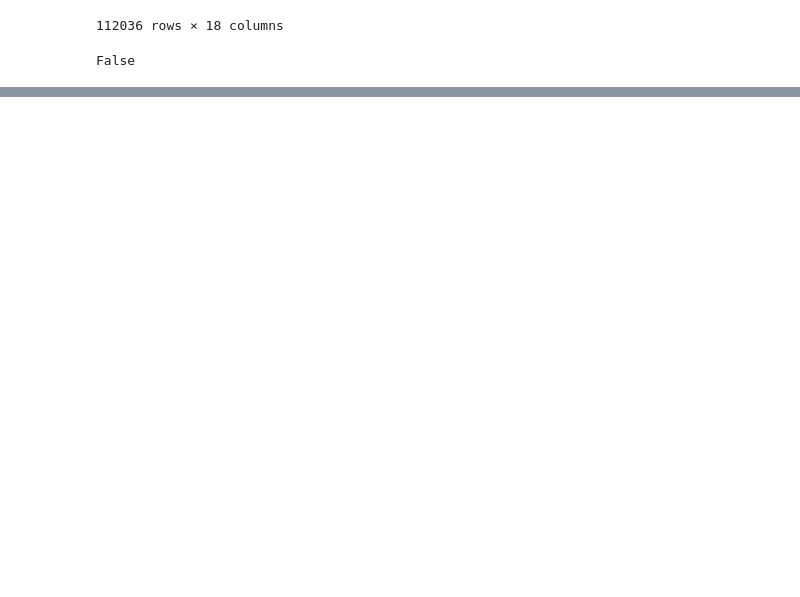
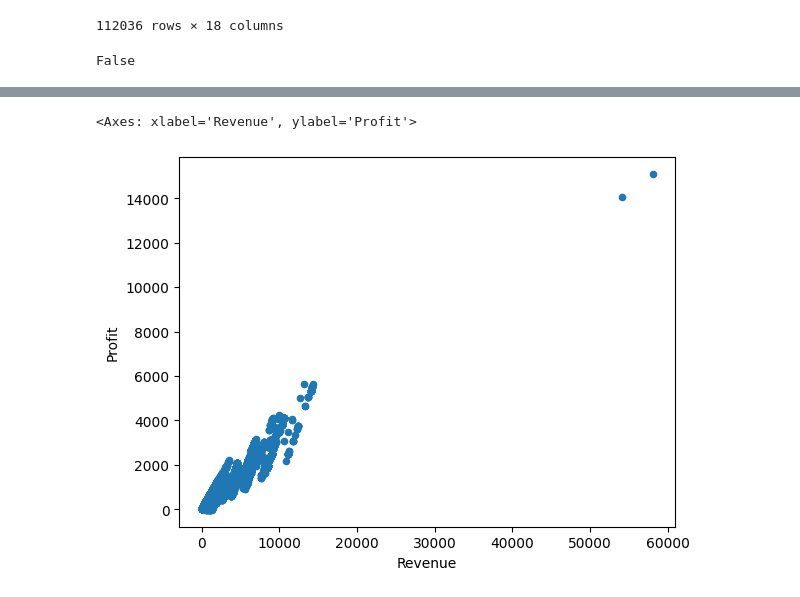
Before and after one commit to Joshyballa/Joshyballa, a Jupyter notebook: Python_project.ipynb, the cells around one changed output, grey strips where cells are left out. Saved outputs shown, nothing was run; the diff lists cells and outputs as text; code cells hidden in the pictures; blank space fills up the shorter version.

```diff
--- a/Python_project.ipynb
+++ b/Python_project.ipynb
@@ -79,0 +166,6 @@ False
+# %%
+#using the scatterplot, display the relationship between revenue and the profits.
+data.plot(x='Revenue', y='Profit',  kind='scatter')
+# %% [output]
+<Axes: xlabel='Revenue', ylabel='Profit'>
+[figure, added]
```
Also changed, not shown: parts of 15 cells of this notebook.
